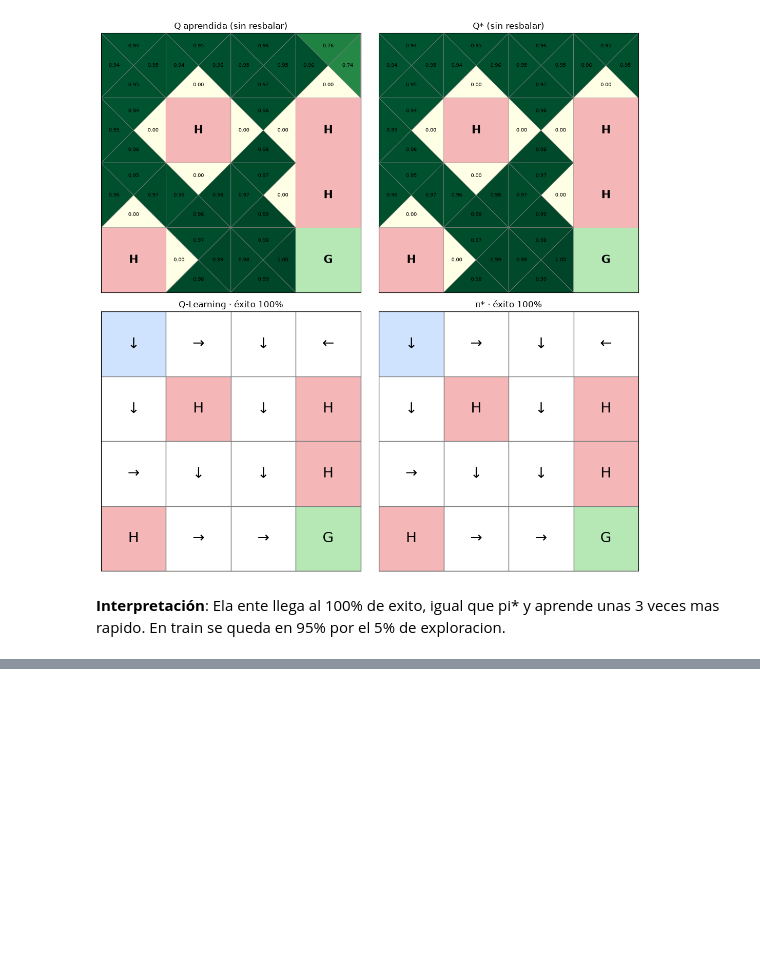
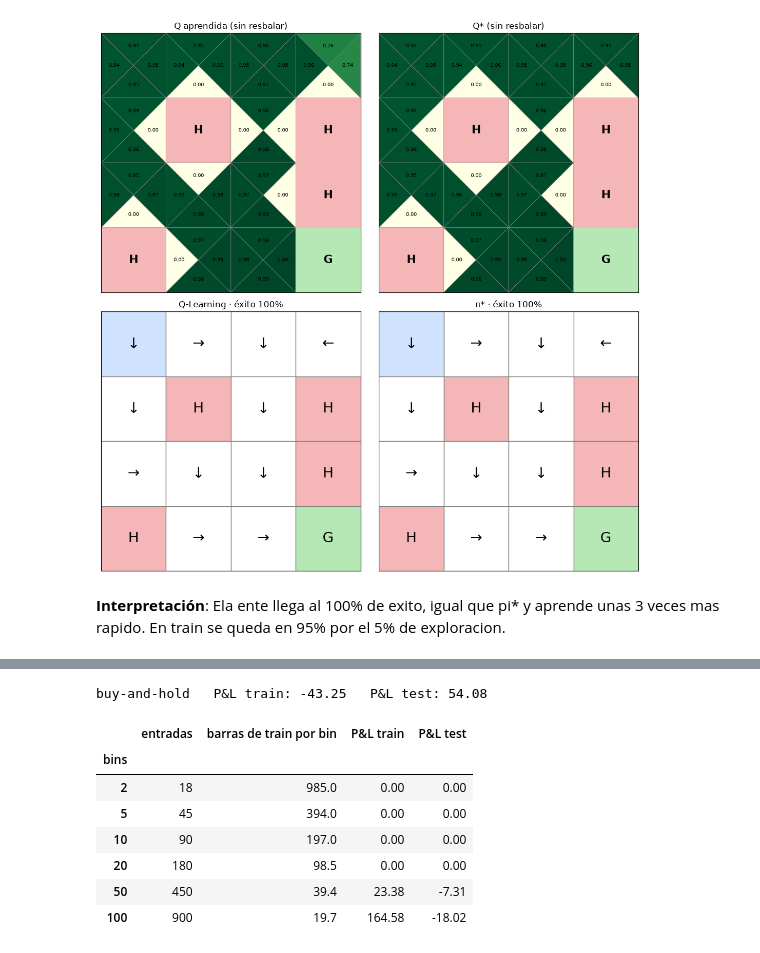
Before and after one commit to GCCS11/MyST, a Jupyter notebook: Personal/Gymnasium_QLearning/S18_Gymnasium_Q_Learning.ipynb, the cells around one changed output, grey strips where cells are left out. Cells and saved outputs as stored; diff of their text form; code cells hidden in the pictures; blank space fills up the shorter version.

```diff
--- a/Personal/Gymnasium_QLearning/S18_Gymnasium_Q_Learning.ipynb
+++ b/Personal/Gymnasium_QLearning/S18_Gymnasium_Q_Learning.ipynb
@@ -422,0 +485,31 @@ plt.tight_layout(); plt.show()
+# %%
+siempre_largo = np.tile([0.0, 0.0, 1.0], (3, 1))
+bh_train = pnl(EstadoDiscreto(TradingEnv(df_train), []), siempre_largo)
+bh_test = pnl(EstadoDiscreto(TradingEnv(df_test), []), siempre_largo)
+
+filas = []
+for n_bins in [2, 5, 10, 20, 50, 100]:
+    bordes = bordes_cuantiles(n_bins)
+    env_train = EstadoDiscreto(TradingEnv(df_train), bordes)
+    env_test = EstadoDiscreto(TradingEnv(df_test), bordes)
+    Q_c = q_learning_trading(env_train)
+    filas.append({
+        "bins": n_bins,
+        "entradas": Q_c.size,
+        "barras de train por bin": (corte - ventana) / n_bins,
+        "P&L train": pnl(env_train, Q_c),
+        "P&L test": pnl(env_test, Q_c),
+    })
+tabla_c = pd.DataFrame(filas).set_index("bins")
+print(f"buy-and-hold   P&L train: {bh_train:.2f}   P&L test: {bh_test:.2f}")
+tabla_c.round(2)
+# %% [output]
+buy-and-hold   P&L train: -43.25   P&L test: 54.08
+|  | entradas | barras de train por bin | P&L train | P&L test |
+| bins |  |  |  |  |
+| 2 | 18 | 985.0 | 0.00 | 0.00 |
+| 5 | 45 | 394.0 | 0.00 | 0.00 |
+| 10 | 90 | 197.0 | 0.00 | 0.00 |
+| 20 | 180 | 98.5 | 0.00 | 0.00 |
+| 50 | 450 | 39.4 | 23.38 | -7.31 |
+| 100 | 900 | 19.7 | 164.58 | -18.02 |
```
Also changed, not shown: parts of 7 cells of this notebook.
